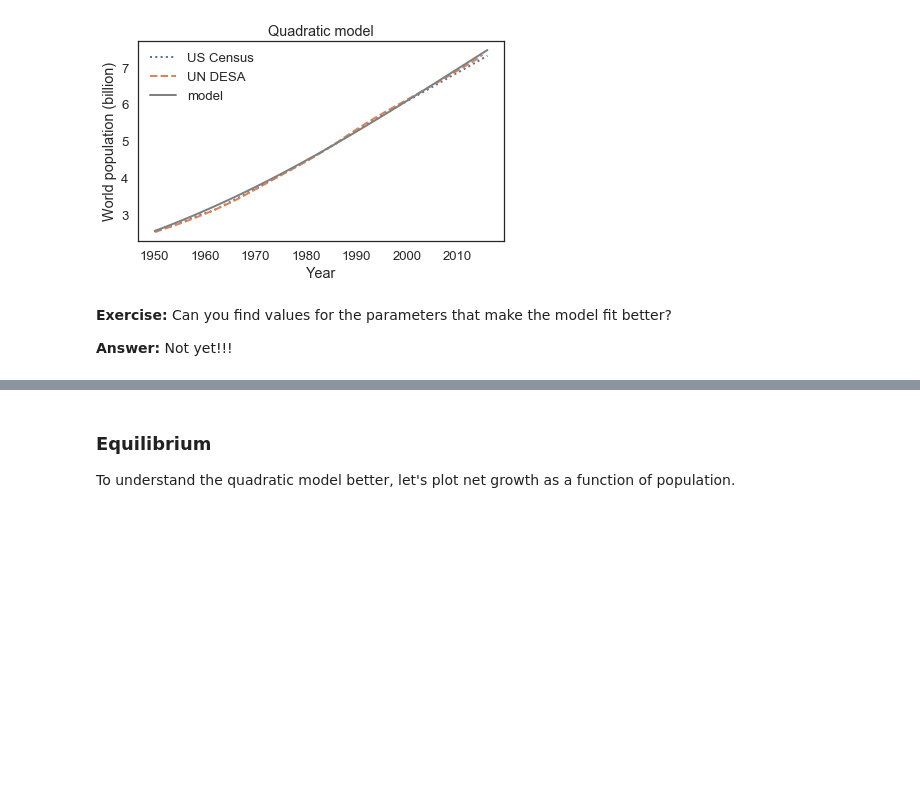
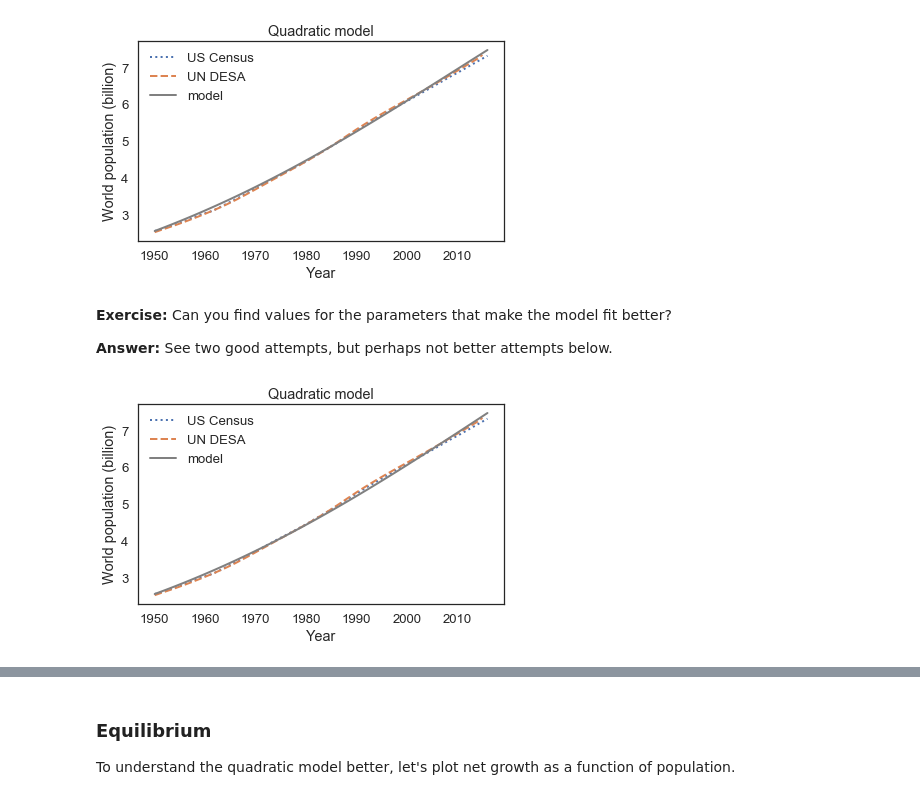
Before and after one commit to ptanofsky/ModSimPy, a Jupyter notebook: notebooks/chap07.ipynb, the cells around one changed output, grey strips where cells are left out. Saved outputs shown, nothing was run; the diff lists cells and outputs as text; code cells hidden in the pictures; blank space fills up the shorter version.

```diff
--- a/notebooks/chap07.ipynb
+++ b/notebooks/chap07.ipynb
@@ -133,4 +130,14 @@ Saving figure to file figs/chap07-fig01.pdf
 # %% [markdown]
 **Exercise:**  Can you find values for the parameters that make the model fit better?
 
-**Answer:** Not yet!!!
+**Answer:** See two good attempts, but perhaps not better attempts below.
+# %%
+system = System(t_0=t_0,
+                t_end=t_end,
+                p_0=p_0,
+                alpha=0.024,
+                beta=-0.0016)
+results = run_simulation(system, update_func_quad)
+plot_results(census, un, results, 'Quadratic model')
+# %% [output]
+[figure, added]
```
Also changed, not shown: parts of 12 cells of this notebook, 1 other file.
